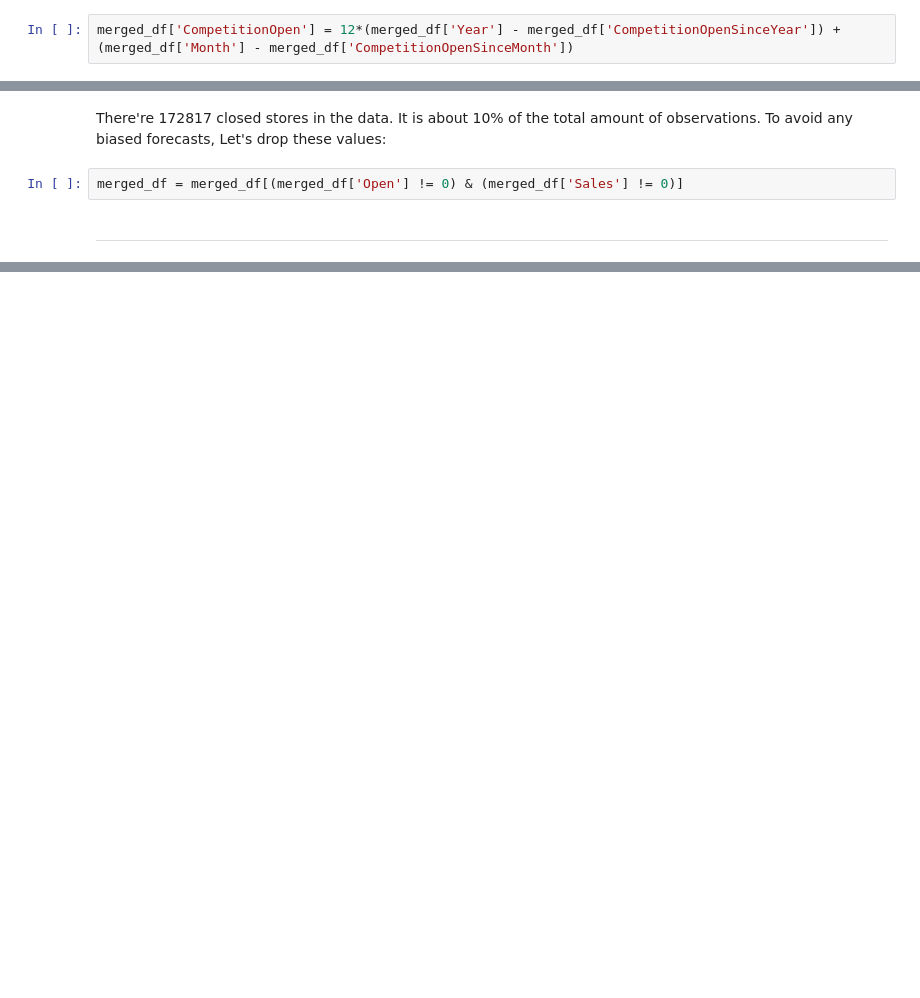
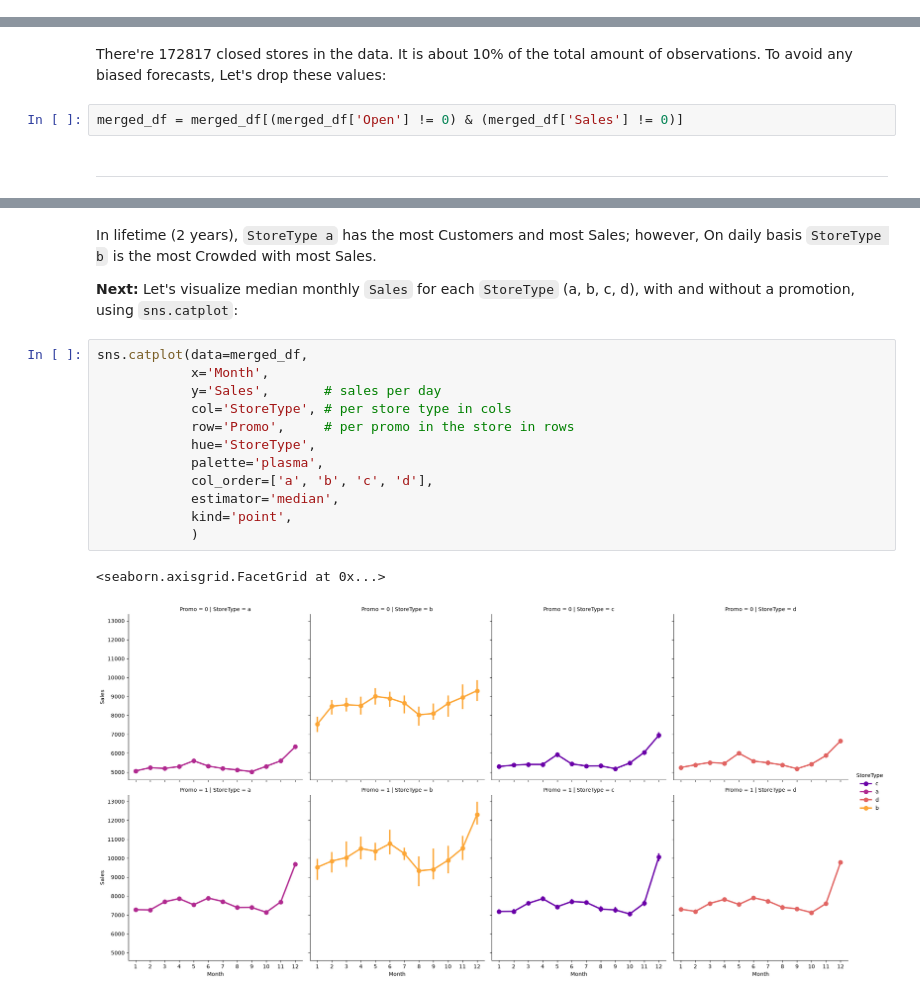
Before and after one commit to clayniranjan-web/rossmann-sales-forecasting, a Jupyter notebook: 01_eda_cleaning.ipynb, the cells around one changed output, grey strips where cells are left out. Saved outputs shown, nothing was run; the diff lists cells and outputs as text; blank space fills up the shorter version.

```diff
--- a/01_eda_cleaning.ipynb
+++ b/01_eda_cleaning.ipynb
@@ -230,5 +198,3 @@ Let's compute the number of months for which a competitor has been open near the
-# %%
-merged_df['CompetitionOpen'] = 12*(merged_df['Year'] - merged_df['CompetitionOpenSinceYear']) + (merged_df['Month'] - merged_df['CompetitionOpenSinceMonth'])
 # %% [markdown]
 Let's check opened stores with zero sales stores:
 # %%
@@ -289,0 +308,19 @@ merged_df.describe()
+# %% [markdown]
+In lifetime (2 years), `StoreType a` has the most Customers and most Sales; however, On daily basis `StoreType b` is the most Crowded with most Sales.
+
+**Next:** Let's visualize median monthly `Sales` for each `StoreType` (a, b, c, d), with and without a promotion, using `sns.catplot`:
+# %%
+sns.catplot(data=merged_df,
+            x='Month',
+            y='Sales',       # sales per day
+            col='StoreType', # per store type in cols
+            row='Promo',     # per promo in the store in rows
+            hue='StoreType',
+            palette='plasma',
+            col_order=['a', 'b', 'c', 'd'],
+            estimator='median',
+            kind='point',
+            )
+# %% [output]
+<seaborn.axisgrid.FacetGrid at 0x...>
+[figure, added]
```
Also changed, not shown: parts of 22 cells of this notebook.
